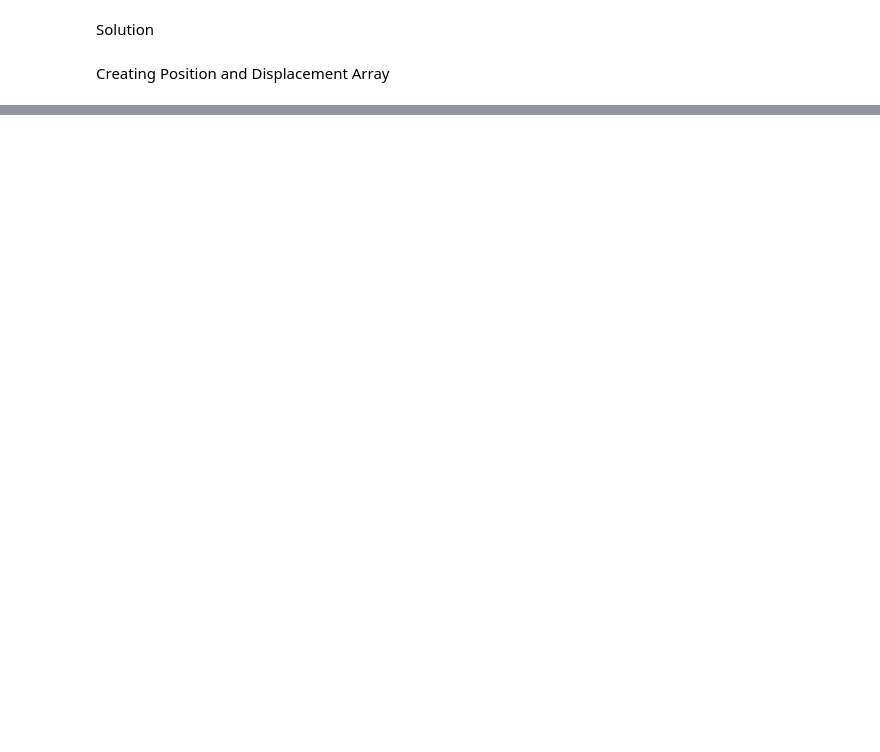
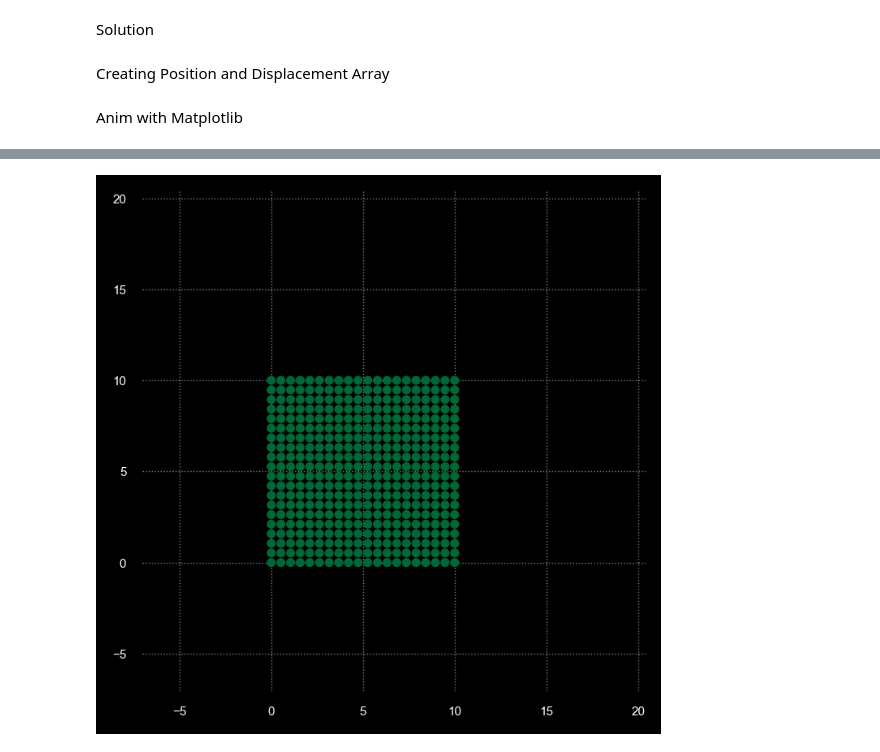
Before and after one commit to RoshenS/PINNs, a Jupyter notebook: Blender/2D_Generate_Plot_Data.ipynb, the cells around one changed output, grey strips where cells are left out. Saved outputs shown, nothing was run; the diff lists cells and outputs as text; code cells hidden in the pictures; blank space fills up the shorter version.

Commit message:
Matplotlib Anim placed in generate plot data file.

```diff
--- a/Blender/2D_Generate_Plot_Data.ipynb
+++ b/Blender/2D_Generate_Plot_Data.ipynb
@@ -82,4 +85,6 @@ class Siren(nn.Module):
 # %%
 model = pinn(params_in, params_out, i_num, i_len, TTanh)
 model.load_state_dict(checkpoint['model_state_dict'])
+model = model.to(device)
+model.eval()
 # %% [output]
@@ -94,7 +106,48 @@ Creating Position and Displacement Array
 model_pred = list()
 for i in range(len(plotting)):
     #x,y,dx,dy
-    model_pred.append([plotting[i][0].item(), plotting[i][1].item(), model(plotting[i])[:,0].item(), model(plotting[i])[:,1].item()])
+    pred = model(plotting[i])
+    model_pred.append([plotting[i][0].item(), plotting[i][1].item(), pred[:,0].item(), pred[:,1].item()])
 model_pred = np.array(model_pred)
 LOAD_PATH = "Plot_Data\\" + MODEL_NAME + ".csv"
 np.savetxt(LOAD_PATH, model_pred, delimiter=",")
+# %% [markdown]
+Anim with Matplotlib
+# %%
+# obtaining plot range
+plotting = grid(10,10,20,20).requires_grad_(True).to(device)
+max_disp = 0
+
+# obtaining plot data
+model_pred = list()
+for i in range(len(plotting)):
+    #x,y,dx,dy
+    pred = model(plotting[i])
+    model_pred.append([plotting[i][0].item(), plotting[i][1].item(), pred[:,0].item(), pred[:,1].item()])
+    if (np.sqrt(pred[:,0].item()**2 + pred[:,1].item()**2) > max_disp): max_disp = np.sqrt(pred[:,0].item()**2 + pred[:,1].item()**2)
+model_pred = np.array(model_pred)
+
+#setting up figure
+fig, ax = plt.subplots(1,1,figsize=(4,4),dpi=200)
+[ax.spines[side].set_visible(False) for side in ax.spines]
+fig.set_facecolor("black")
+ax.set_facecolor("black")
+ax.tick_params(axis='both', colors='white', labelsize=5.5, grid_color='white', grid_alpha=0.5, grid_linewidth=0.5, grid_linestyle=':')
+cmap = plt.get_cmap('RdYlGn_r')
+
+#setting limits
+init = model_pred[:,0:2]
+disp = model_pred[:,0:2] + model_pred[:,2:]
+buffer = 0.4
+
+def anim_update(a):
+    ax.clear()
+    norm_disp = np.sqrt(model_pred[:,2]**2+model_pred[:,3]**2)*a/max_disp
+    ax.scatter((model_pred[:,0] + a*model_pred[:,2]).T,(model_pred[:,1] + a*model_pred[:,3]).T,marker='.',c=cmap(norm_disp))
+    ax.set_xlim([np.min(np.vstack([init, disp])) - buffer, np.max(np.vstack([init, disp])) + buffer])
+    ax.set_ylim([np.min(np.vstack([init, disp])) - buffer, np.max(np.vstack([init, disp])) + buffer])
+    return None
+
+anim = animation.FuncAnimation(fig, anim_update, frames=np.linspace(0,1,100), interval=25)
+HTML(anim.to_html5_video())
+# %% [output]
@@ -100,0 +155 @@ np.savetxt(LOAD_PATH, model_pred, delimiter=",")
+[figure, added]
```
Also changed, not shown: parts of 3 cells of this notebook, 2 other files.
